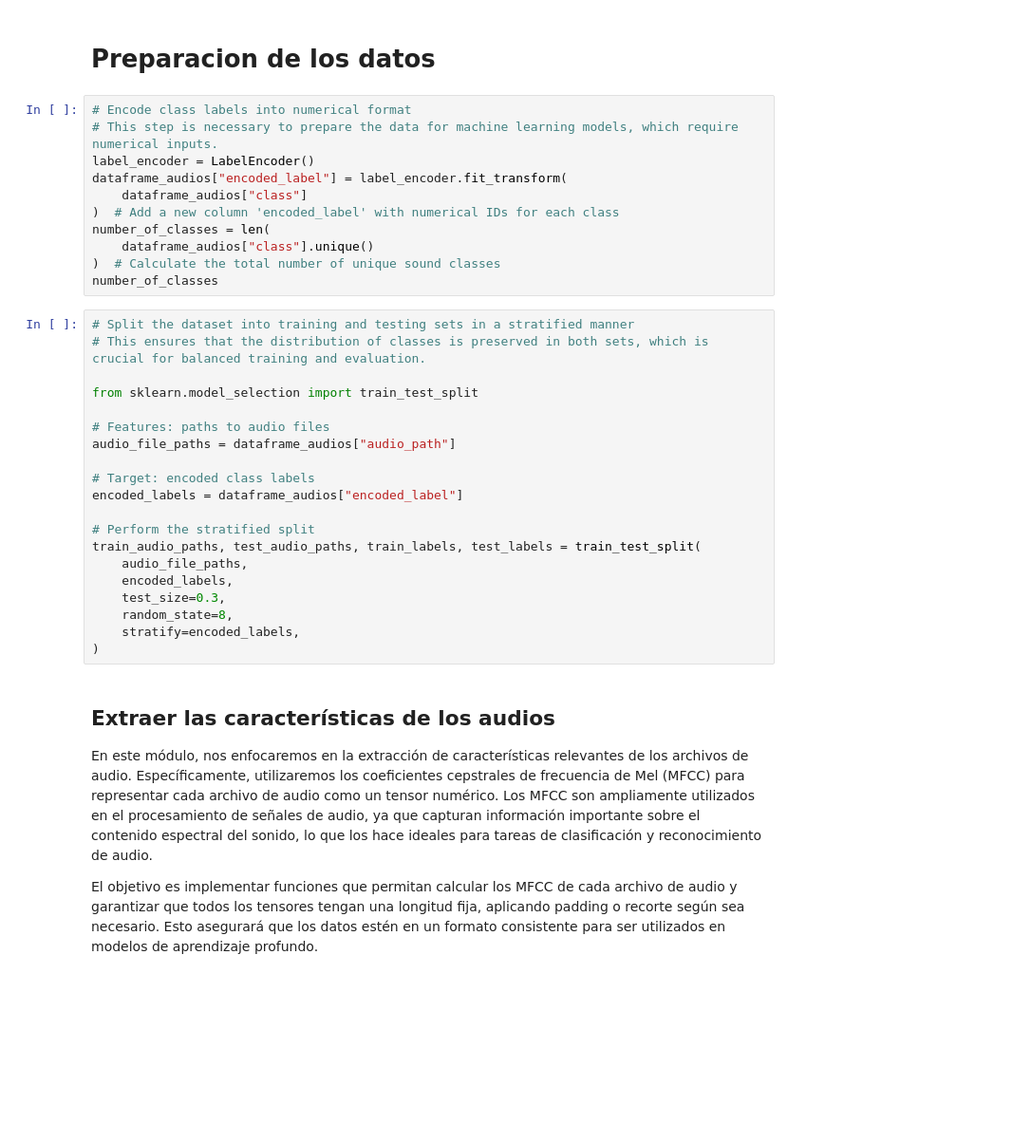
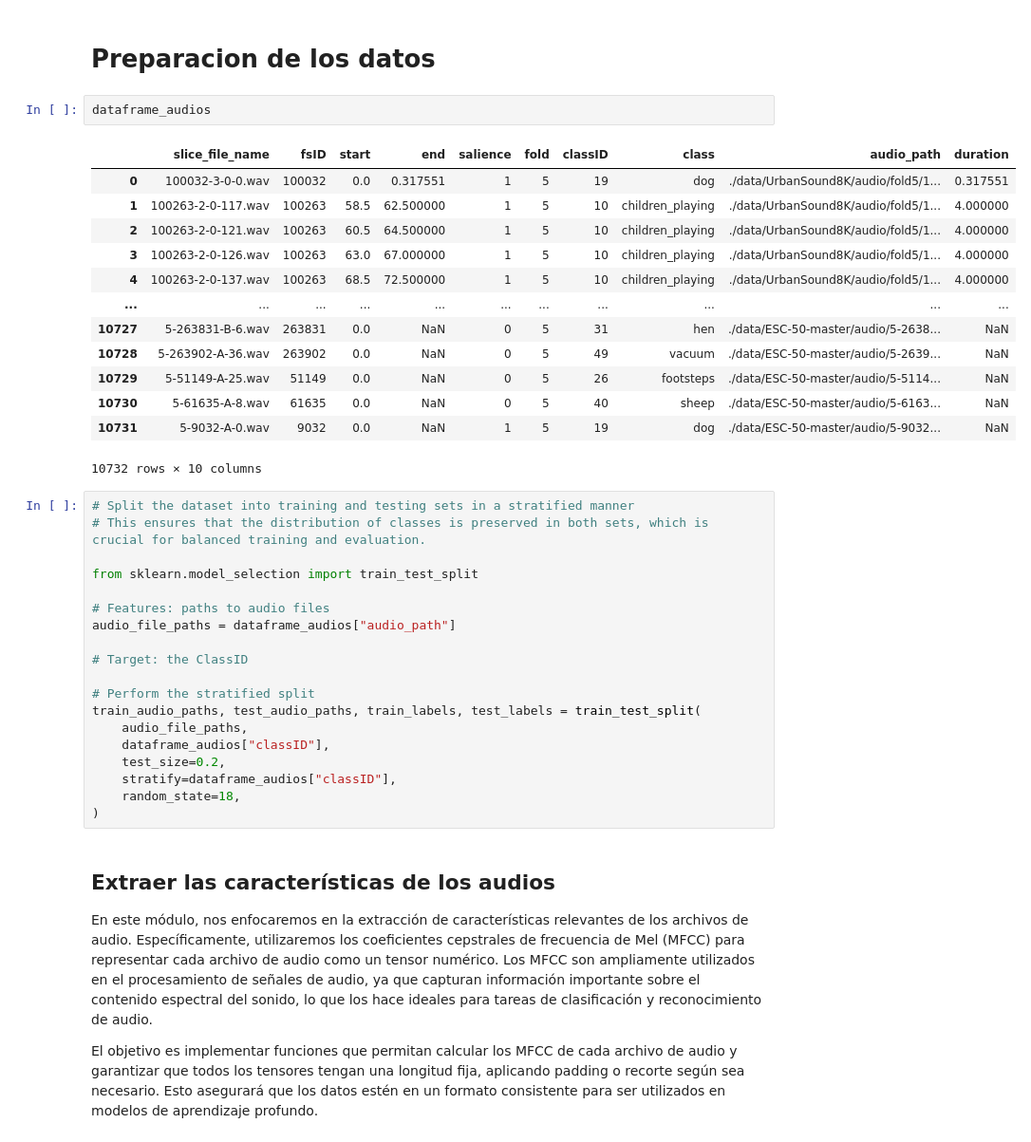
Before and after one commit to daniel-baf/url-notas, a Jupyter notebook: docs/0-RES/tecnologias-emergentes/proyecto final/notebook/recolector-audios.ipynb, the cells around one changed output. Shown at 95% size. Drawn from its saved outputs; the diff is of its cells as text; blank space fills up the shorter version.

```diff
--- a/docs/0-RES/tecnologias-emergentes/proyecto final/notebook/recolector-audios.ipynb
+++ b/docs/0-RES/tecnologias-emergentes/proyecto final/notebook/recolector-audios.ipynb
@@ -250,16 +389,21 @@ plt.show()
 # %% [markdown]
 # Preparacion de los datos
-# %%
-# Encode class labels into numerical format
-# This step is necessary to prepare the data for machine learning models, which require numerical inputs.
-label_encoder = LabelEncoder()
-dataframe_audios["encoded_label"] = label_encoder.fit_transform(
-    dataframe_audios["class"]
-)  # Add a new column 'encoded_label' with numerical IDs for each class
-number_of_classes = len(
-    dataframe_audios["class"].unique()
-)  # Calculate the total number of unique sound classes
-number_of_classes
+# %%
+dataframe_audios
+# %% [output]
+|  | slice_file_name | fsID | start | end | salience | fold | classID | class | audio_path | duration |
+| 0 | 100032-3-0-0.wav | 100032 | 0.0 | 0.317551 | 1 | 5 | 19 | dog | ./data/UrbanSound8K/audio/fold5/1... | 0.317551 |
+| 1 | 100263-2-0-117.wav | 100263 | 58.5 | 62.500000 | 1 | 5 | 10 | children_playing | ./data/UrbanSound8K/audio/fold5/1... | 4.000000 |
+| 2 | 100263-2-0-121.wav | 100263 | 60.5 | 64.500000 | 1 | 5 | 10 | children_playing | ./data/UrbanSound8K/audio/fold5/1... | 4.000000 |
+| 3 | 100263-2-0-126.wav | 100263 | 63.0 | 67.000000 | 1 | 5 | 10 | children_playing | ./data/UrbanSound8K/audio/fold5/1... | 4.000000 |
+| 4 | 100263-2-0-137.wav | 100263 | 68.5 | 72.500000 | 1 | 5 | 10 | children_playing | ./data/UrbanSound8K/audio/fold5/1... | 4.000000 |
+| ... | ... | ... | ... | ... | ... | ... | ... | ... | ... | ... |
+| 10727 | 5-263831-B-6.wav | 263831 | 0.0 | NaN | 0 | 5 | 31 | hen | ./data/ESC-50-master/audio/5-2638... | NaN |
+| 10728 | 5-263902-A-36.wav | 263902 | 0.0 | NaN | 0 | 5 | 49 | vacuum | ./data/ESC-50-master/audio/5-2639... | NaN |
+| 10729 | 5-51149-A-25.wav | 51149 | 0.0 | NaN | 0 | 5 | 26 | footsteps | ./data/ESC-50-master/audio/5-5114... | NaN |
+| 10730 | 5-61635-A-8.wav | 61635 | 0.0 | NaN | 0 | 5 | 40 | sheep | ./data/ESC-50-master/audio/5-6163... | NaN |
+| 10731 | 5-9032-A-0.wav | 9032 | 0.0 | NaN | 1 | 5 | 19 | dog | ./data/ESC-50-master/audio/5-9032... | NaN |
+10732 rows × 10 columns
 # %%
 # Split the dataset into training and testing sets in a stratified manner
 # This ensures that the distribution of classes is preserved in both sets, which is crucial for balanced training and evaluation.
@@ -269,16 +413,15 @@ from sklearn.model_selection import train_test_split
 # Features: paths to audio files
 audio_file_paths = dataframe_audios["audio_path"]
 
-# Target: encoded class labels
-encoded_labels = dataframe_audios["encoded_label"]
+# Target: the ClassID
 
 # Perform the stratified split
 train_audio_paths, test_audio_paths, train_labels, test_labels = train_test_split(
     audio_file_paths,
-    encoded_labels,
-    test_size=0.3,
-    random_state=8,
-    stratify=encoded_labels,
+    dataframe_audios["classID"],
+    test_size=0.2,
+    stratify=dataframe_audios["classID"],
+    random_state=18,
 )
 # %% [markdown]
 ## Extraer las características de los audios
```
Also changed, not shown: parts of 26 cells of this notebook, 2 other files.
